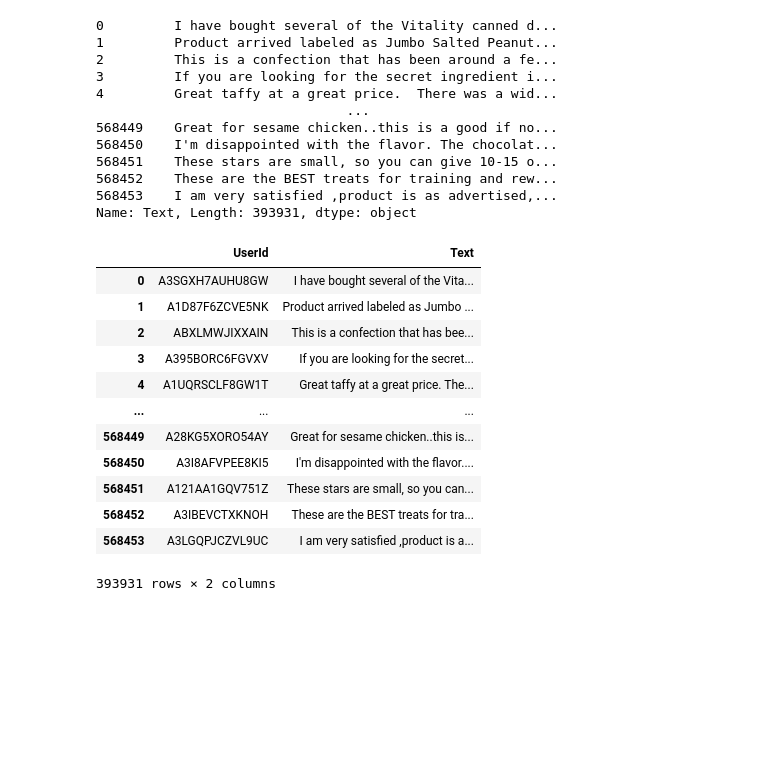
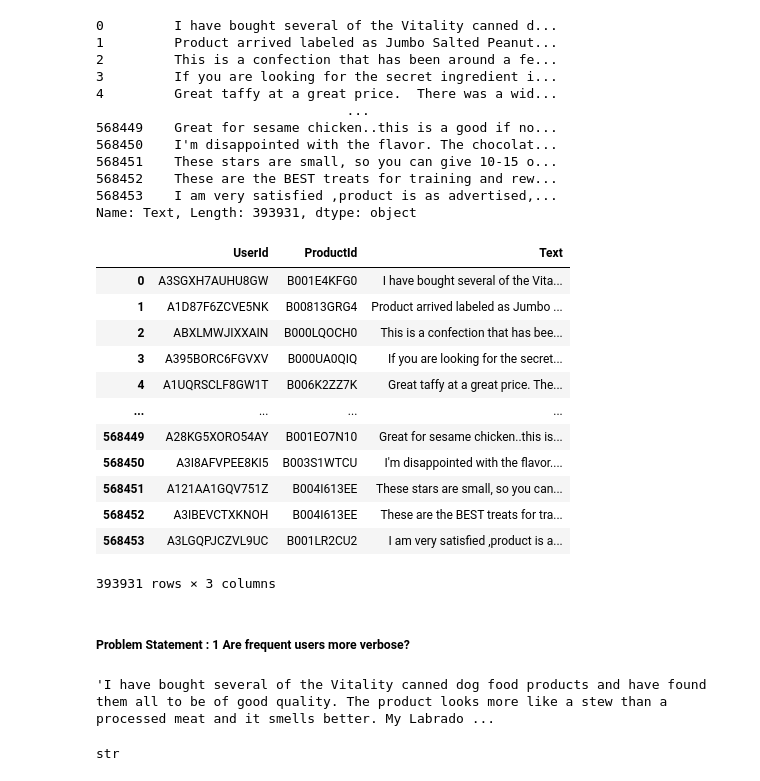
Before and after one commit to Sumetjutha/031_Real_Project_Analysis_Python, a Jupyter notebook: 005_Amazaon_Customers_Data_Analysis.ipynb, the cells around one changed output. Drawn from its saved outputs; the diff is of its cells as text; code cells hidden in the pictures; blank space fills up the shorter version.

```diff
--- a/005_Amazaon_Customers_Data_Analysis.ipynb
+++ b/005_Amazaon_Customers_Data_Analysis.ipynb
@@ -683,18 +683,28 @@ data['Text']
 568453    I am very satisfied ,product is as advertised,...
 Name: Text, Length: 393931, dtype: object
 # %%
-data[['UserId', 'Text']]
+data[['UserId', 'ProductId','Text']]
 # %% [output]
-|  | UserId | Text |
-| 0 | A3SGXH7AUHU8GW | I have bought several of the Vita... |
-| 1 | A1D87F6ZCVE5NK | Product arrived labeled as Jumbo ... |
-| 2 | ABXLMWJIXXAIN | This is a confection that has bee... |
-| 3 | A395BORC6FGVXV | If you are looking for the secret... |
-| 4 | A1UQRSCLF8GW1T | Great taffy at a great price. The... |
-| ... | ... | ... |
-| 568449 | A28KG5XORO54AY | Great for sesame chicken..this is... |
-| 568450 | A3I8AFVPEE8KI5 | I'm disappointed with the flavor.... |
-| 568451 | A121AA1GQV751Z | These stars are small, so you can... |
-| 568452 | A3IBEVCTXKNOH | These are the BEST treats for tra... |
-| 568453 | A3LGQPJCZVL9UC | I am very satisfied ,product is a... |
+|  | UserId | ProductId | Text |
+| 0 | A3SGXH7AUHU8GW | B001E4KFG0 | I have bought several of the Vita... |
+| 1 | A1D87F6ZCVE5NK | B00813GRG4 | Product arrived labeled as Jumbo ... |
+| 2 | ABXLMWJIXXAIN | B000LQOCH0 | This is a confection that has bee... |
+| 3 | A395BORC6FGVXV | B000UA0QIQ | If you are looking for the secret... |
+| 4 | A1UQRSCLF8GW1T | B006K2ZZ7K | Great taffy at a great price. The... |
+| ... | ... | ... | ... |
+| 568449 | A28KG5XORO54AY | B001EO7N10 | Great for sesame chicken..this is... |
+| 568450 | A3I8AFVPEE8KI5 | B003S1WTCU | I'm disappointed with the flavor.... |
+| 568451 | A121AA1GQV751Z | B004I613EE | These stars are small, so you can... |
+| 568452 | A3IBEVCTXKNOH | B004I613EE | These are the BEST treats for tra... |
+| 568453 | A3LGQPJCZVL9UC | B001LR2CU2 | I am very satisfied ,product is a... |
-393931 rows × 2 columns
+393931 rows × 3 columns
+# %% [markdown]
+##### Problem Statement : 1 Are frequent users more verbose?
+# %%
+data['Text'][0]
+# %% [output]
+'I have bought several of the Vitality canned dog food products and have found them all to be of good quality. The product looks more like a stew than a processed meat and it smells better. My Labrado ...
+# %%
+type(data['Text'][0])
+# %% [output]
+str
```
Also changed, not shown: parts of 32 cells of this notebook.
